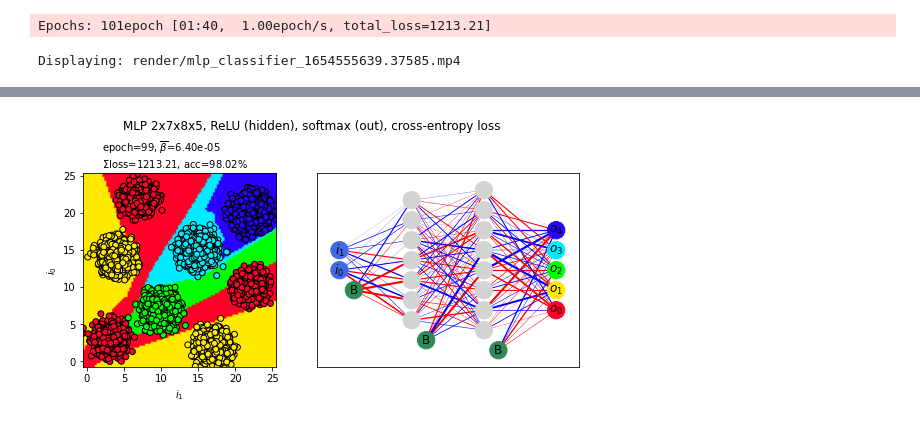
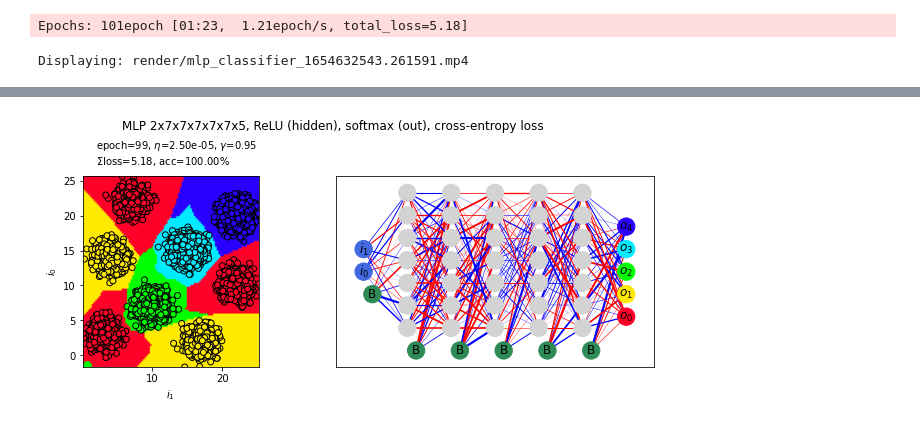
Before and after one commit to jroeger23/spass_mit_python, a Jupyter notebook: mlp.ipynb, the cells around one changed output, grey strips where cells are left out. Drawn from its saved outputs; the diff is of its cells as text; code cells hidden in the pictures.

Commit message:
add MLP momentum

```diff
--- a/mlp.ipynb
+++ b/mlp.ipynb
@@ -34,7 +34,7 @@ _ = ax.set_xlabel("$i_1$")
 # %%
 from src.neuronal_network.mlp import MLP
 from src.neuronal_network.loss import MSE, CrossEntropy
-from src.neuronal_network.activation import Sigmoid, ReLU, SoftMax, SoftMaxTorch
+from src.neuronal_network.activation import Sigmoid, ReLU, SoftMax
 from src.common.plot import sample2DClassifier, plotMultiWeightLayer
 from src.common.vectorize import one_hot
 from matplotlib.animation import FuncAnimation
@@ -42,12 +42,13 @@ from datetime import datetime
 from IPython.display import Video
 import tqdm
 
-batch_size = 40
+batch_size = 50
 epochs = 100
-learning_rate_base = 5e-4
+learning_rate = 25e-6
+momentum = 0.95
 duration_ms = max(epochs*200, 3000)
 
-mlp = MLP(2, [7,8], n_classes, hidden_act=ReLU, output_act=SoftMaxTorch)
+mlp = MLP(2, [7,7,7,7,7], n_classes, hidden_act=ReLU, output_act=SoftMax)
 loss = CrossEntropy()
 
 fig, ax = plt.subplots(1,2)
@@ -72,43 +73,38 @@ def doEpoch(epoch):
   batches_data = np.split(train_data[perm], train_data.shape[0]/batch_size)
   batches_labels = np.split(one_hot(train_labels[perm], n_classes), train_labels.shape[0]/batch_size)
 
   sample2DClassifier(img_classifier, mlp.classify, colorizeLabel,
                      cmap, train_min_y, train_max_y, train_min_x, train_max_x)
   ax[1].clear()
   plotMultiWeightLayer(ax[1], mlp.weightsList(), 50, 5, colorizeLabel)
 
   epoch_weights.append(mlp.weightsList())
 
   total_loss = 0
-  learning_rates = []
   for b_data, b_labels in zip(batches_data, batches_labels):
     prediction = mlp.forward(b_data)
     batch_loss = loss(prediction, b_labels)
     total_loss += batch_loss.sum()
     mlp.backward(loss.gradient())
-    learning_rate = learning_rate_base*(0+(1/(1+np.exp(-batch_loss.mean()*1 + 2))))
-    learning_rates.append(learning_rate)
-    mlp.fit(learning_rate)
-
-  learning_rates = np.array(learning_rates)
+    mlp.fit(learning_rate, momentum)
 
   acc = sum(mlp.classify(train_data) == train_labels) / len(train_labels)
-  txt_epoch.set_text(f"epoch={epoch}, $\\overline{{\\beta}}$={learning_rates.mean():.02e}"+
+  txt_epoch.set_text(f"epoch={epoch}, $\\eta$={learning_rate:.2e}, $\\gamma$={momentum:.2f}"+
                      f"\n$\Sigma$loss={total_loss:.02f}, acc={acc*100:.02f}%")
   epoch_bar.update(1)
   epoch_bar.set_postfix_str(f"total_loss={total_loss:.02f}")
 
 anim = FuncAnimation(fig, doEpoch, interval=duration_ms/epochs, frames=epochs)
 fname = f"render/mlp_classifier_{datetime.timestamp(datetime.now())}.mp4"
 anim.save(fname, dpi=120)
 epoch_weights = epoch_weights
 print(f"Displaying: {fname}")
 Video(url=fname)
 # %% [output]
-Epochs: 101epoch [01:40,  1.00epoch/s, total_loss=1213.21]
+Epochs: 101epoch [01:23,  1.21epoch/s, total_loss=5.18]
-Displaying: render/mlp_classifier_1654555639.37585.mp4
+Displaying: render/mlp_classifier_1654632543.261591.mp4
 [interactive output not drawn]
-[figure, old version]
+[figure, new version]
 # %%
 layer_n = len(epoch_weights[0])
 show_epochs_n = 6
```
Also changed, not shown: parts of 2 cells of this notebook, 1 other file.
